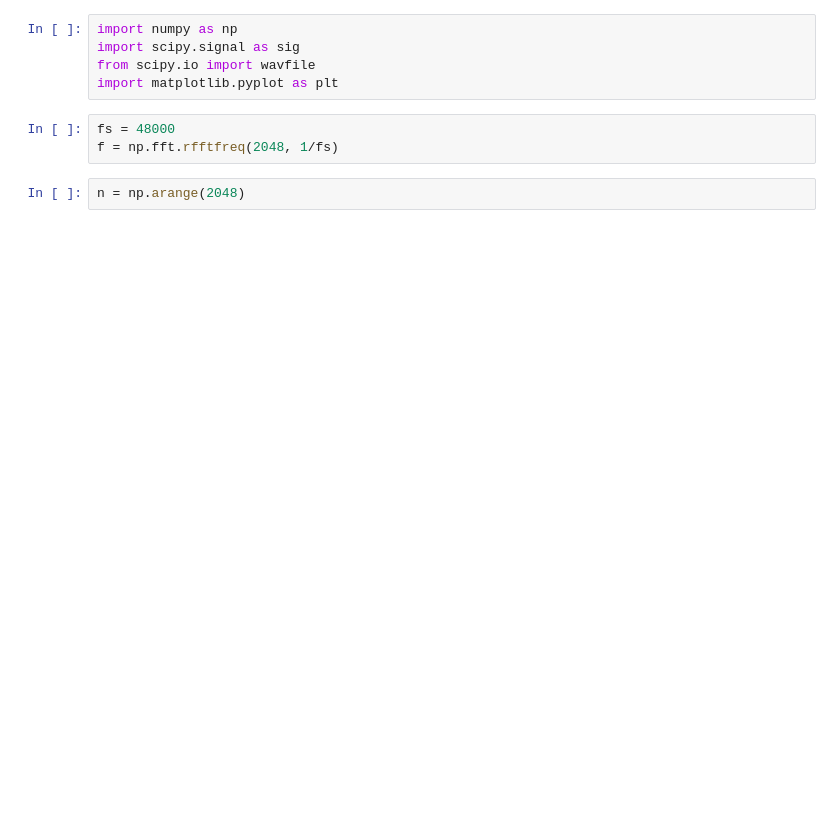
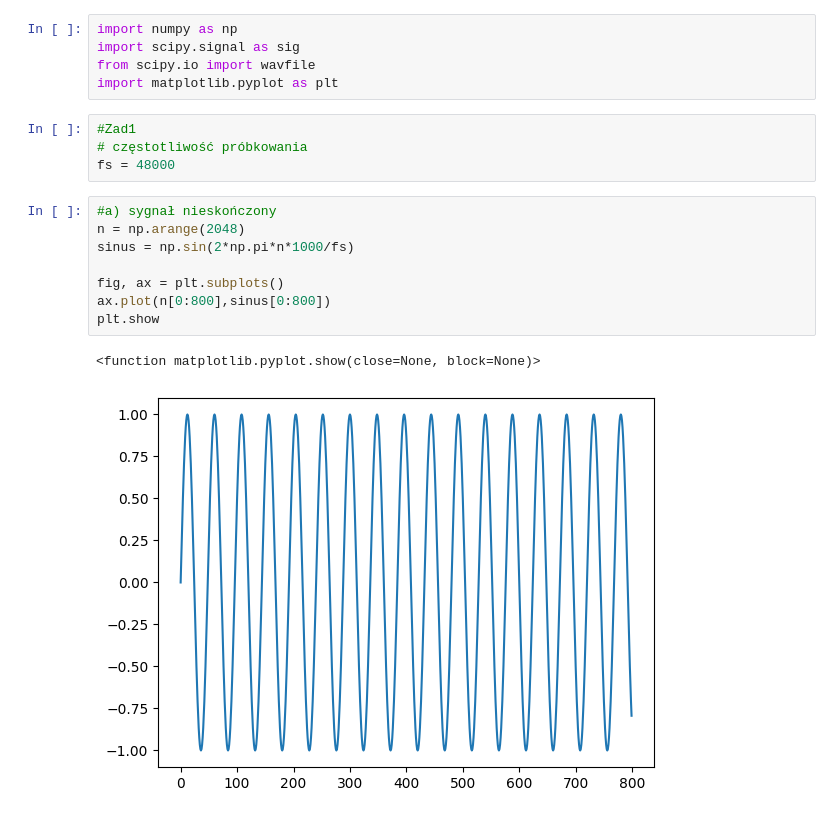
Before and after one commit to tynka022/SignalAnalisis, a Jupyter notebook: lab2/lab2.ipynb, the cells around one changed output. Cells and saved outputs as stored; diff of their text form; blank space fills up the shorter version.

```diff
--- a/lab2/lab2.ipynb
+++ b/lab2/lab2.ipynb
@@ -3,9 +3,19 @@ import numpy as np
 import scipy.signal as sig
 from scipy.io import wavfile
 import matplotlib.pyplot as plt
-# %%
-fs = 48000
-f = np.fft.rfftfreq(2048, 1/fs)
-# %%
-n = np.arange(2048)
+# %%
+#Zad1
+# częstotliwość próbkowania
+fs = 48000
+# %%
+#a) sygnał nieskończony
+n = np.arange(2048)
+sinus = np.sin(2*np.pi*n*1000/fs)
+
+fig, ax = plt.subplots()
+ax.plot(n[0:800],sinus[0:800])
+plt.show
+# %% [output]
+<function matplotlib.pyplot.show(close=None, block=None)>
+[figure, added]
 # %%
```
Also changed, not shown: parts of 19 cells of this notebook, 1 other file.
